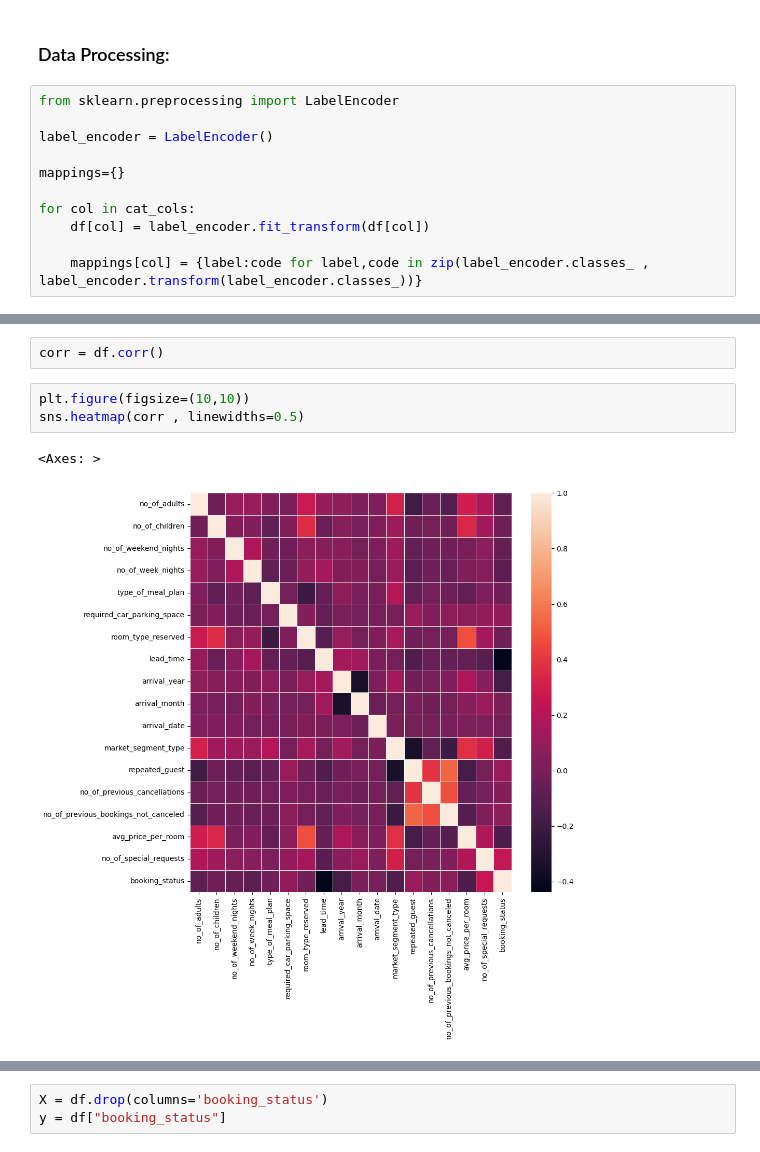
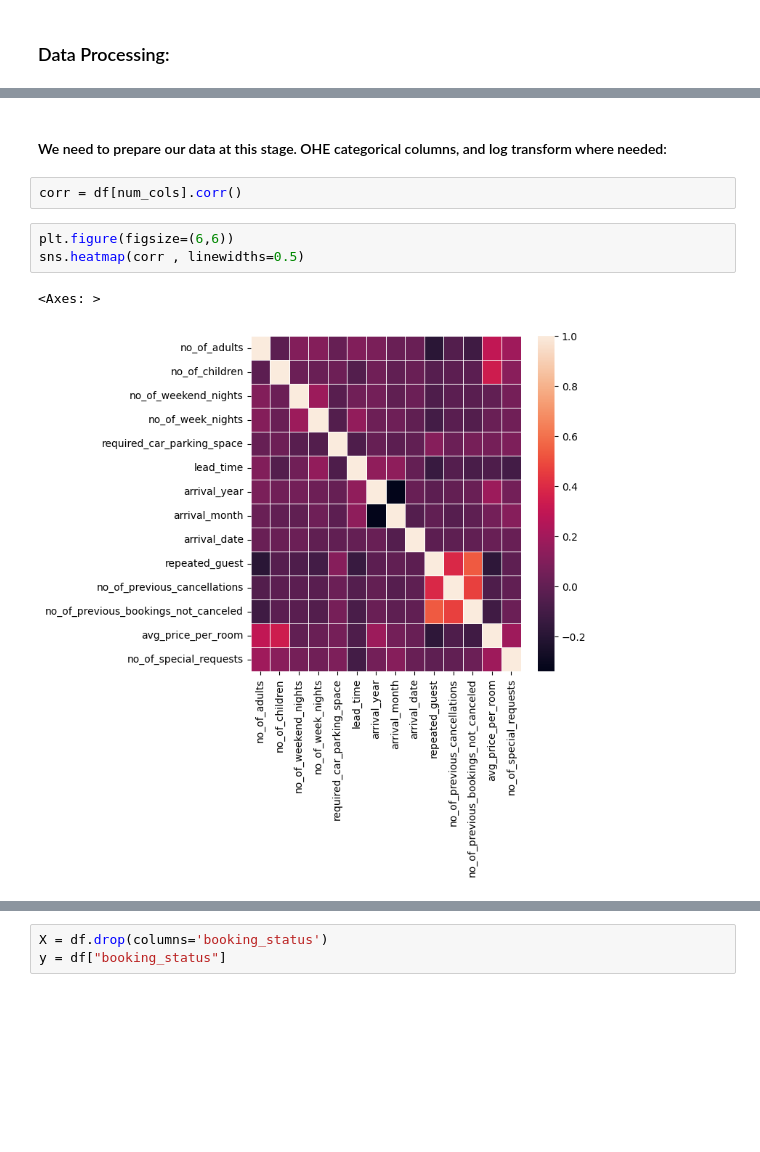
Before and after one commit to AnastasiaRassi/End-to-End-Hotel-reservation-prediction, a Jupyter notebook: notebooks/notebook.ipynb, the cells around one changed output, grey strips where cells are left out. Cells and saved outputs as stored; diff of their text form; blank space fills up the shorter version.

Commit message:
encoding+log transformations done

```diff
--- a/notebooks/notebook.ipynb
+++ b/notebooks/notebook.ipynb
@@ -267,14 +273,3 @@ plot_bivaraite_cat(df, 'booking_status', cat_cols)
 [figure]
 # %% [markdown]
 ### Data Processing:
-# %%
-from sklearn.preprocessing import LabelEncoder
-
-label_encoder = LabelEncoder()
-
-mappings={}
-
-for col in cat_cols:
-    df[col] = label_encoder.fit_transform(df[col])
-
-    mappings[col] = {label:code for label,code in zip(label_encoder.classes_ , label_encoder.transform(label_encoder.classes_))}
@@ -301,9 +276,11 @@ mappings
+# %% [markdown]
+#### We need to prepare our data at this stage. OHE categorical columns, and log transform where needed:
 # %%
-corr = df.corr()
+corr = df[num_cols].corr()
 # %%
-plt.figure(figsize=(10,10))
+plt.figure(figsize=(6,6))
 sns.heatmap(corr , linewidths=0.5)
 # %% [output]
 <Axes: >
-[figure, old version]
+[figure, new version]
 # %%
```
Also changed, not shown: parts of 27 cells of this notebook, 8 other files.
